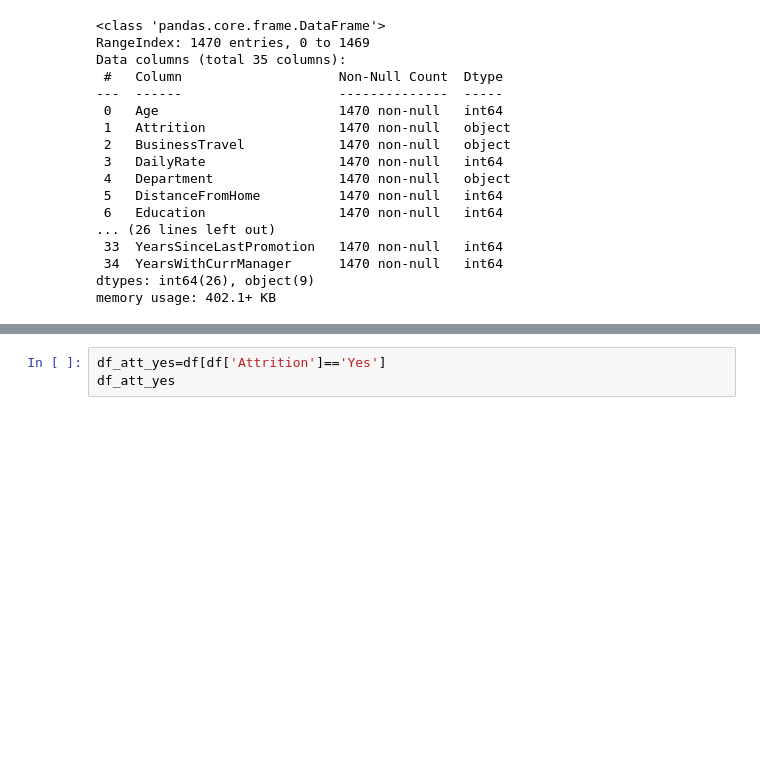
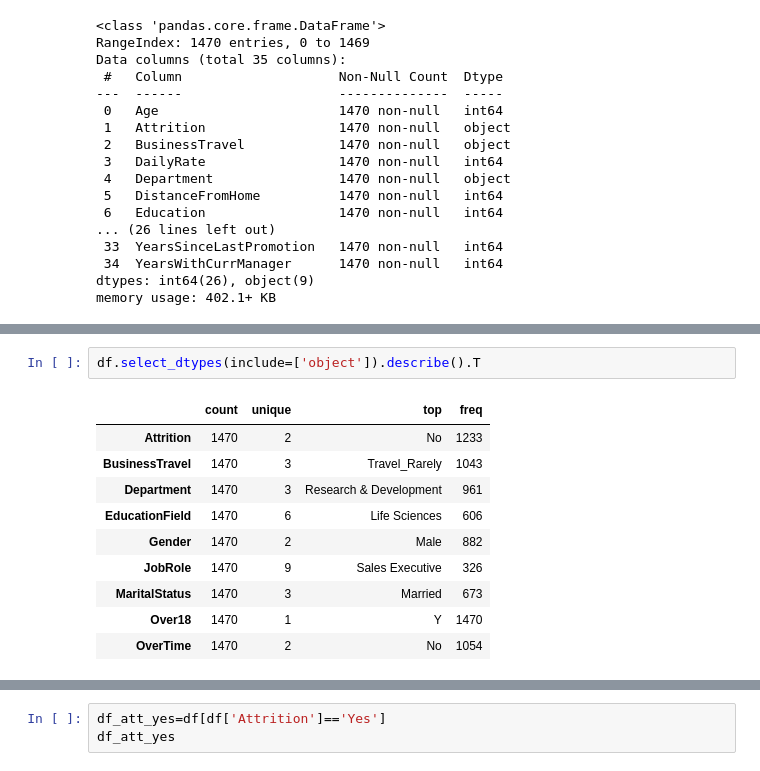
Before and after one commit to selvet-elo/IBM-Employee-Attrition-Dataset, a Jupyter notebook: Data_Analysis_project_HR.ipynb, the cells around one changed output, grey strips where cells are left out. Cells and saved outputs as stored; diff of their text form; blank space fills up the shorter version.

```diff
--- a/Data_Analysis_project_HR.ipynb
+++ b/Data_Analysis_project_HR.ipynb
@@ -40,0 +119,13 @@ memory usage: 402.1+ KB
+# %%
+df.select_dtypes(include=['object']).describe().T
+# %% [output]
+|  | count | unique | top | freq |
+| Attrition | 1470 | 2 | No | 1233 |
+| BusinessTravel | 1470 | 3 | Travel_Rarely | 1043 |
+| Department | 1470 | 3 | Research & Development | 961 |
+| EducationField | 1470 | 6 | Life Sciences | 606 |
+| Gender | 1470 | 2 | Male | 882 |
+| JobRole | 1470 | 9 | Sales Executive | 326 |
+| MaritalStatus | 1470 | 3 | Married | 673 |
+| Over18 | 1470 | 1 | Y | 1470 |
+| OverTime | 1470 | 2 | No | 1054 |
```
Also changed, not shown: parts of 10 cells of this notebook.
